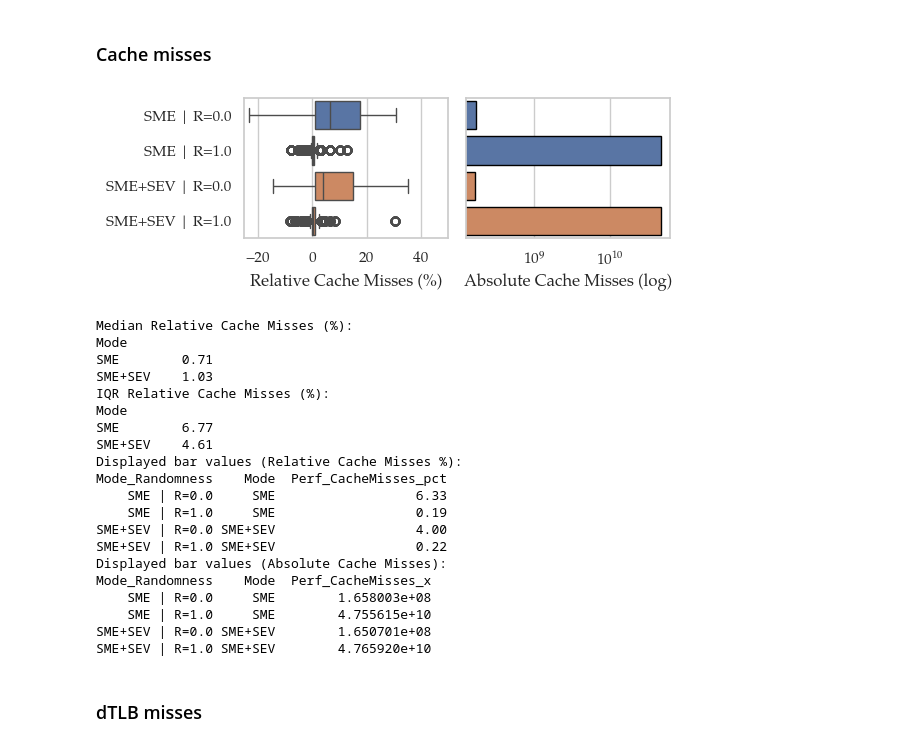
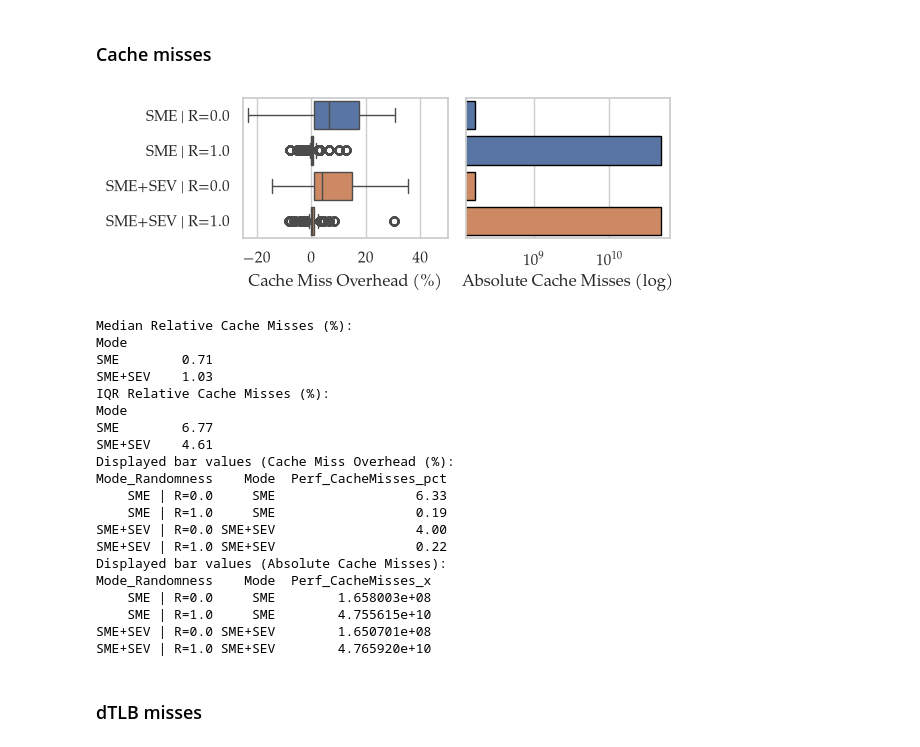
Before and after one commit to engelsm/AMD-CC-Perf, a Jupyter notebook: benchmark/spmv/spmv_analysis.ipynb, the cells around one changed output. Saved outputs shown, nothing was run; the diff lists cells and outputs as text; code cells hidden in the pictures.

```diff
--- a/benchmark/spmv/spmv_analysis.ipynb
+++ b/benchmark/spmv/spmv_analysis.ipynb
@@ -1193,7 +1214,7 @@ sns.boxplot(
 )
 
 # place titles below the plots
-axes[0].set_title("Relative Cache Misses (%)", y=-0.4)
+axes[0].set_title("Cache Miss Overhead (%)", y=-0.4)
 axes[0].set_xlabel("")
 axes[0].set_ylabel("")
 axes[0].set_xlim(-25, 50)
@@ -1221,35 +1242,35 @@ fig.subplots_adjust(bottom=0.5)
 plt.tight_layout()
 plt.savefig(
     "images/CacheMiss_Relative_vs_Absolute.pdf",
     bbox_inches="tight",
 )
 
 plt.show()
 
 print("Median Relative Cache Misses (%):")
 print(overhead_df.groupby("Mode")["Perf_CacheMisses_pct"].median().round(2).to_string())
 print("IQR Relative Cache Misses (%):")
 iqr = overhead_df.groupby("Mode")["Perf_CacheMisses_pct"].agg(lambda x: x.quantile(0.75) - x.quantile(0.25))
 print(iqr.round(2).to_string())
 rel_bar_vals = (
     cmiss_df.groupby(["Mode_Randomness", "Mode"], as_index=False)["Perf_CacheMisses_pct"]
     .median()
     .round(2)
     .sort_values(["Mode_Randomness", "Mode"])
 )
-print("Displayed bar values (Relative Cache Misses %):")
+print("Displayed bar values (Cache Miss Overhead (%):")
 print(rel_bar_vals.to_string(index=False))
 
 abs_bar_vals = (
     cmiss_df.groupby(["Mode_Randomness", "Mode"], as_index=False)["Perf_CacheMisses_x"]
     .mean()
     .round(2)
     .sort_values(["Mode_Randomness", "Mode"])
 )
 print("Displayed bar values (Absolute Cache Misses):")
 print(abs_bar_vals.to_string(index=False))
 # %% [output]
-[figure, old version]
+[figure, new version]
 Median Relative Cache Misses (%):
 Mode
 SME        0.71
@@ -1258,7 +1279,7 @@ IQR Relative Cache Misses (%):
 Mode
 SME        6.77
 SME+SEV    4.61
-Displayed bar values (Relative Cache Misses %):
+Displayed bar values (Cache Miss Overhead (%):
 Mode_Randomness    Mode  Perf_CacheMisses_pct
     SME | R=0.0     SME                  6.33
     SME | R=1.0     SME                  0.19
```
Also changed, not shown: parts of 14 cells of this notebook, 3 other files.
